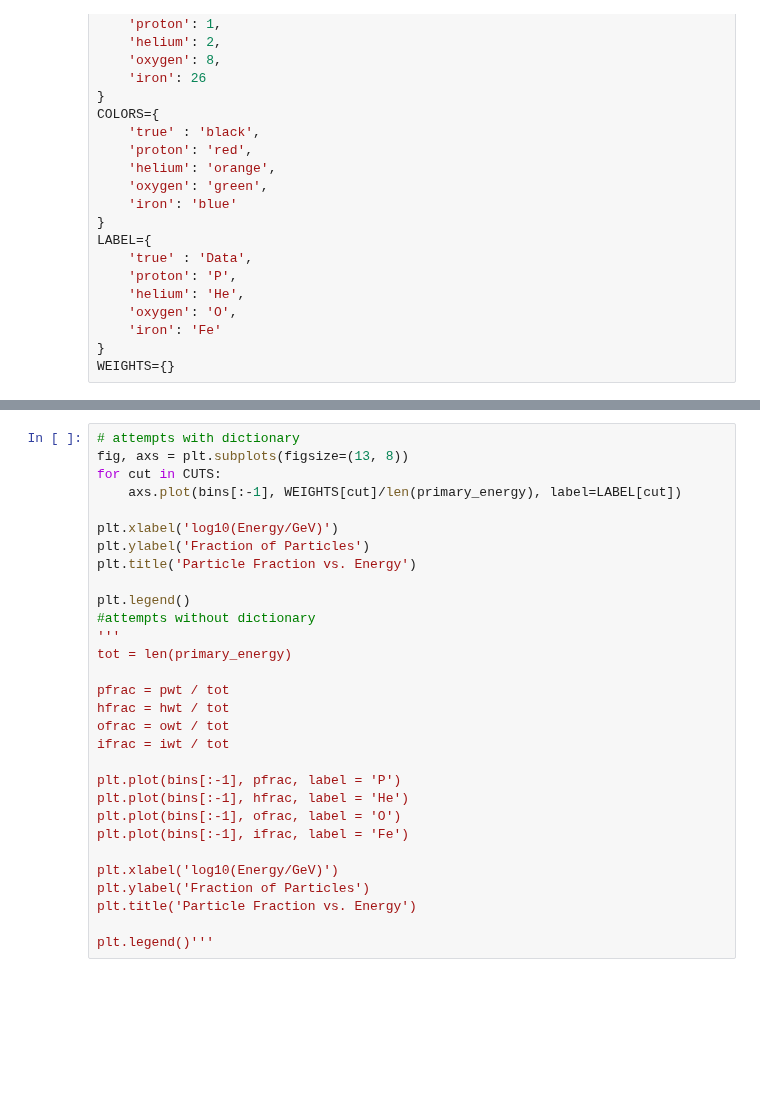
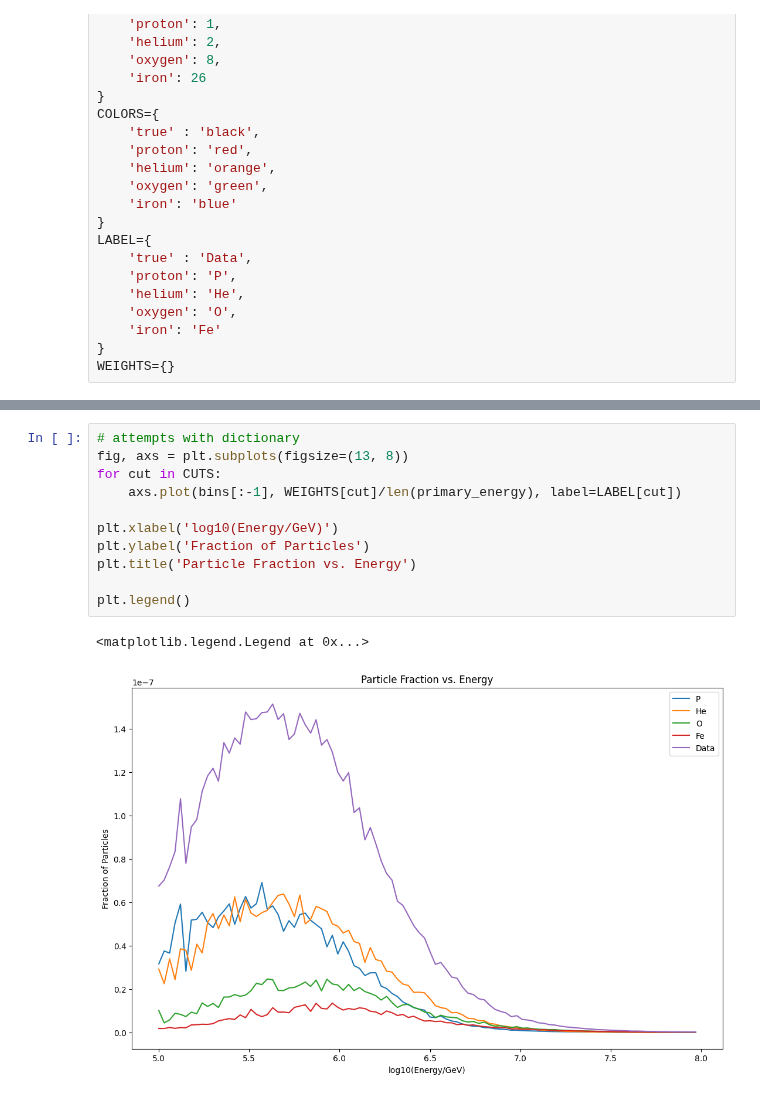
Before and after one commit to fmcnallyi3/it_anisotropy, a Jupyter notebook: rigidity/IceTop_partial_comp_dict.ipynb, the cells around one changed output, grey strips where cells are left out. Saved outputs shown, nothing was run; the diff lists cells and outputs as text; blank space fills up the shorter version.

```diff
--- a/rigidity/IceTop_partial_comp_dict.ipynb
+++ b/rigidity/IceTop_partial_comp_dict.ipynb
@@ -106,33 +92,17 @@ plt.legend()'''
 # %%
 # attempts with dictionary
 fig, axs = plt.subplots(figsize=(13, 8))
 for cut in CUTS:
     axs.plot(bins[:-1], WEIGHTS[cut]/len(primary_energy), label=LABEL[cut])
 
 plt.xlabel('log10(Energy/GeV)')
 plt.ylabel('Fraction of Particles')
 plt.title('Particle Fraction vs. Energy')
 
 plt.legend()
-#attempts without dictionary
-'''
-tot = len(primary_energy)
-
-pfrac = pwt / tot
-hfrac = hwt / tot
-ofrac = owt / tot
-ifrac = iwt / tot
-
-plt.plot(bins[:-1], pfrac, label = 'P')
-plt.plot(bins[:-1], hfrac, label = 'He')
-plt.plot(bins[:-1], ofrac, label = 'O')
-plt.plot(bins[:-1], ifrac, label = 'Fe')
-
-plt.xlabel('log10(Energy/GeV)')
-plt.ylabel('Fraction of Particles')
-plt.title('Particle Fraction vs. Energy')
-
-plt.legend()'''
+# %% [output]
+<matplotlib.legend.Legend at 0x...>
+[figure, added]
 # %%
 # Mean Atomic Charge (without dictionary)
 
```
Also changed, not shown: parts of 5 cells of this notebook, 1 other file.
